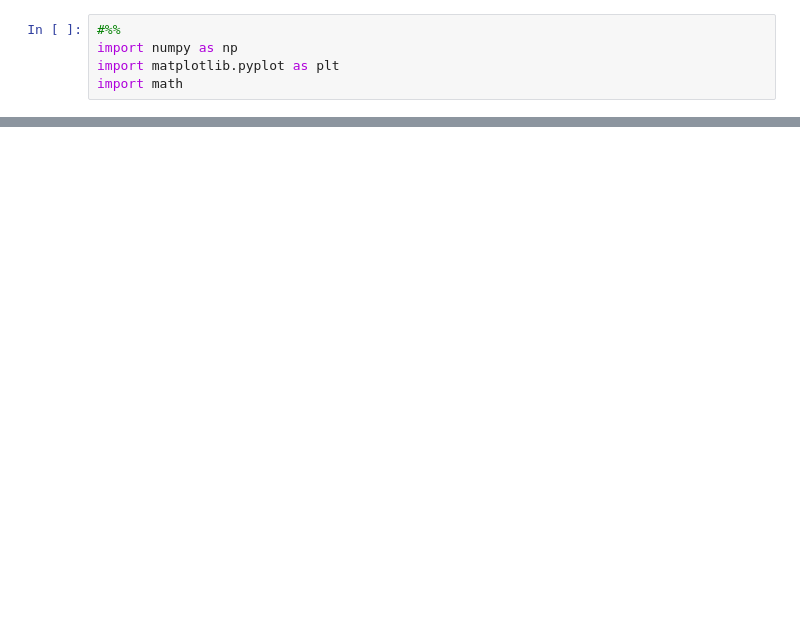
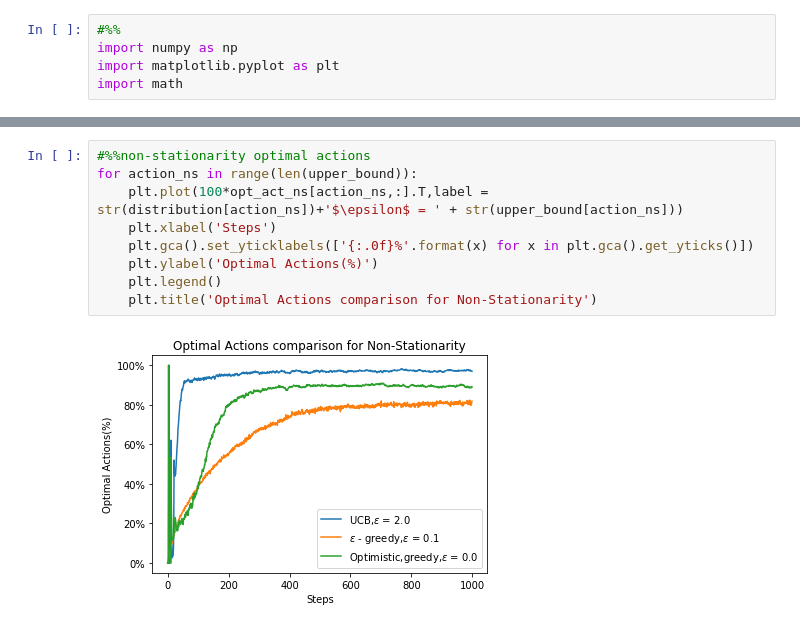
Before and after one commit to ShivangiAgarwal12/RL-M2019, a Jupyter notebook: HW1/Question-4.ipynb, the cells around one changed output, grey strips where cells are left out. Saved outputs shown, nothing was run; the diff lists cells and outputs as text; blank space fills up the shorter version.

```diff
--- a/HW1/Question-4.ipynb
+++ b/HW1/Question-4.ipynb
@@ -112,0 +135,11 @@ for reward_1 in range(len(upper_bound)):
+# %%
+#%%non-stationarity optimal actions
+for action_ns in range(len(upper_bound)):
+    plt.plot(100*opt_act_ns[action_ns,:].T,label = str(distribution[action_ns])+'$\epsilon$ = ' + str(upper_bound[action_ns]))
+    plt.xlabel('Steps')
+    plt.gca().set_yticklabels(['{:.0f}%'.format(x) for x in plt.gca().get_yticks()])
+    plt.ylabel('Optimal Actions(%)')
+    plt.legend()
+    plt.title('Optimal Actions comparison for Non-Stationarity')
+# %% [output]
+[figure, added]
```
Also changed, not shown: parts of 5 cells of this notebook.
